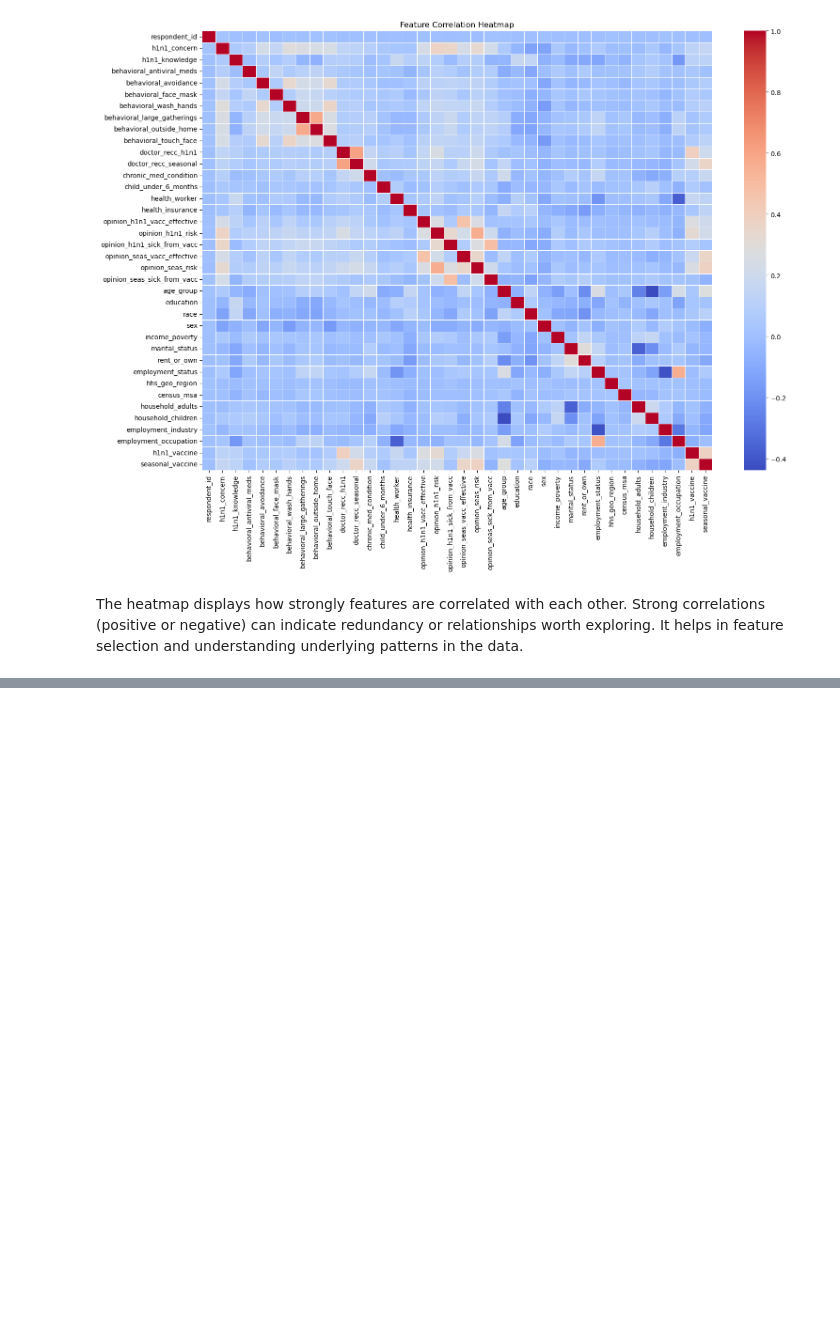
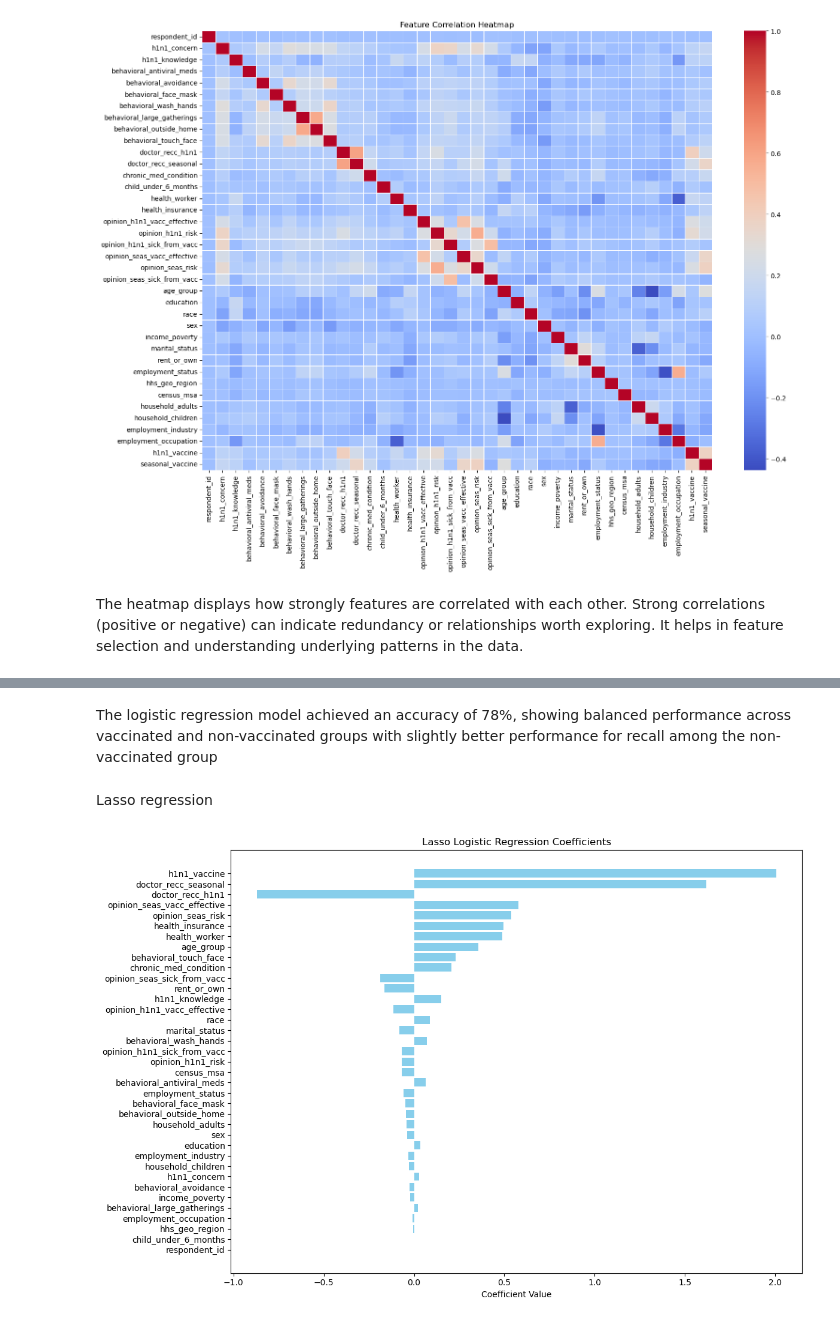
Before and after one commit to silam-art/Phase_3_Project-Sila, a Jupyter notebook: Flu_shot_prediction.ipynb, the cells around one changed output, grey strips where cells are left out. Saved outputs shown, nothing was run; the diff lists cells and outputs as text; code cells hidden in the pictures; blank space fills up the shorter version.

Commit message:
Completion of modeling and evaluation

```diff
--- a/Flu_shot_prediction.ipynb
+++ b/Flu_shot_prediction.ipynb
@@ -187,0 +191,10 @@ It helps in feature selection and understanding underlying patterns in the data.
+# %%
+
+# Define the features and target in this data set
+X = flu_df_imputed.drop(columns=["seasonal_vaccine"])
+y = flu_df_imputed["seasonal_vaccine"]
+
+# Split the dataset
+X_train, X_test, y_train, y_test = train_test_split(
+    X, y, test_size=0.2, random_state=42
+)
@@ -187,0 +240,33 @@ It helps in feature selection and understanding underlying patterns in the data.
+# %% [markdown]
+The logistic regression model achieved an accuracy of 78%, showing balanced performance across vaccinated and non-vaccinated groups with slightly better performance for recall among the non-vaccinated group
+# %% [markdown]
+Lasso regression
+# %%
+#using lasso to help with feature selction
+
+# Train Lasso Logistic Regression model
+lasso_model = LogisticRegression(penalty='l1', solver='liblinear', max_iter=1000)
+
+#visualise Lasso coefficients
+
+lasso_model.fit(X, y)
+coefficients = lasso_model.coef_[0]
+feature_names = X.columns
+
+
+# Create a DataFrame for visualization
+coef_df = pd.DataFrame({
+    "Feature": feature_names,
+    "Coefficient": coefficients
+}).sort_values(by="Coefficient", key=abs, ascending=False)
+
+# Plot the coefficients
+plt.figure(figsize=(12, 8))
+plt.barh(coef_df["Feature"], coef_df["Coefficient"], color='skyblue')
+plt.xlabel("Coefficient Value")
+plt.title("Lasso Logistic Regression Coefficients")
+plt.gca().invert_yaxis()
+plt.tight_layout()
+plt.show()
+# %% [output]
+[figure, added]
```
Also changed, not shown: parts of 16 cells of this notebook, 2 other files.
